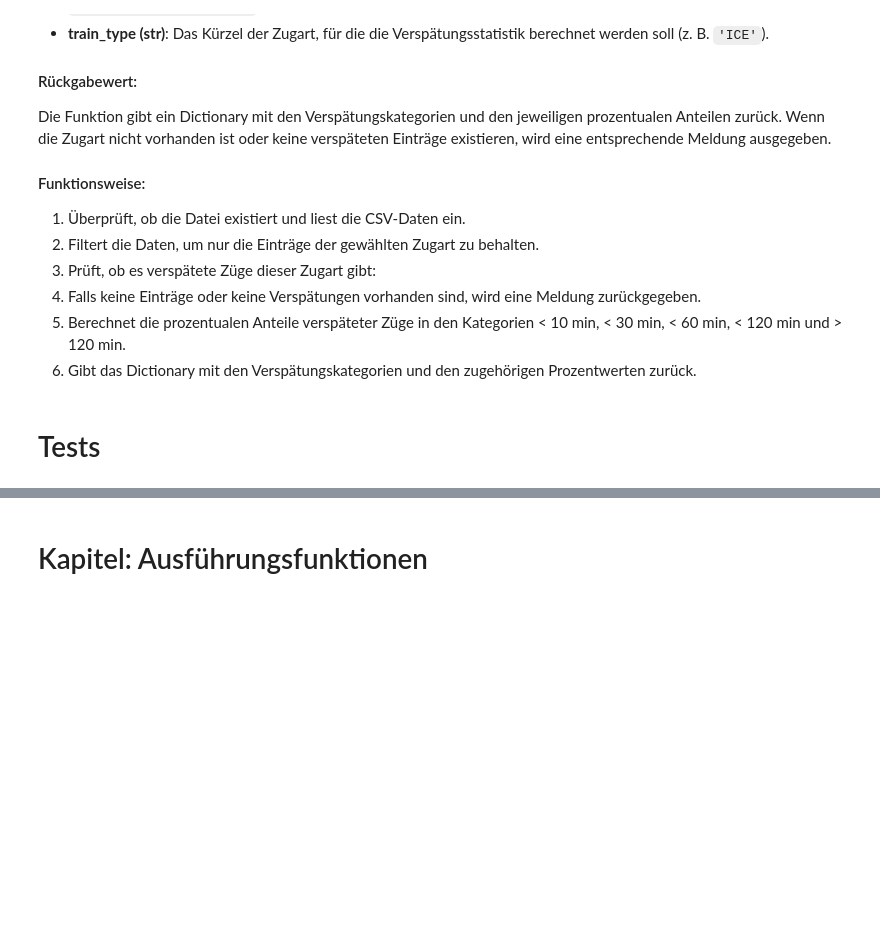
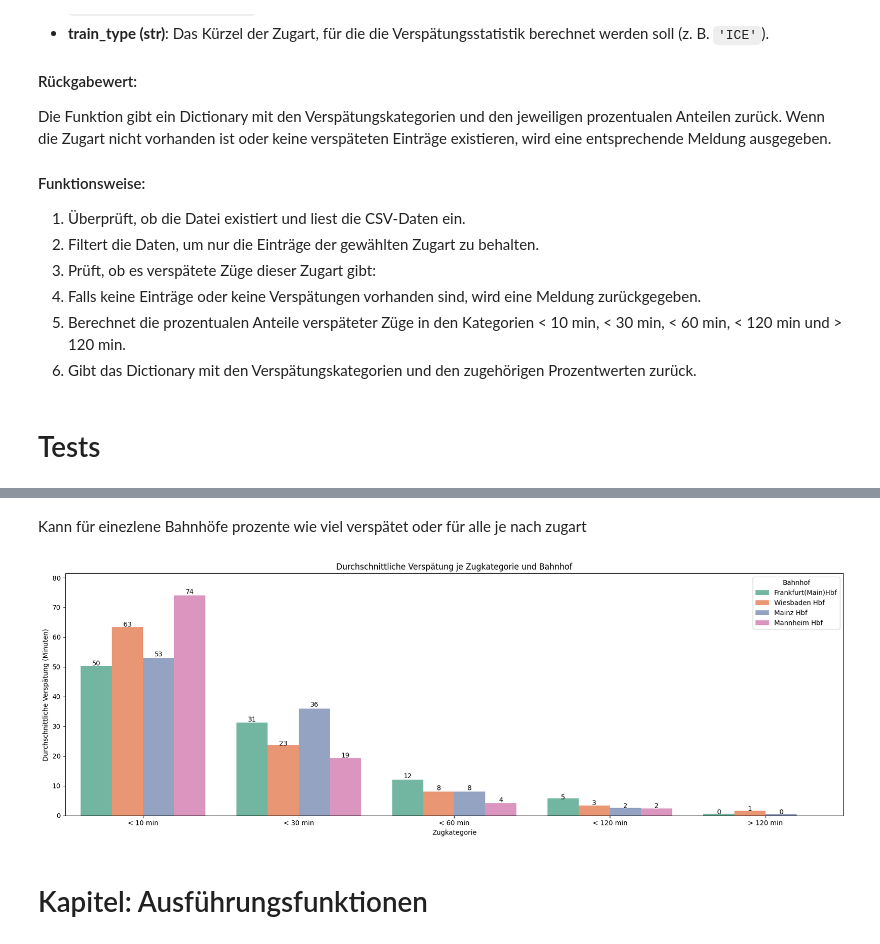
Before and after one commit to luca910/bahn-mining, a Jupyter notebook: graphics_final.ipynb, the cells around one changed output, grey strips where cells are left out. Saved outputs shown, nothing was run; the diff lists cells and outputs as text; code cells hidden in the pictures; blank space fills up the shorter version.

```diff
--- a/graphics_final.ipynb
+++ b/graphics_final.ipynb
@@ -396,3 +677,50 @@ if result is not None:
+# %% [markdown]
+Kann für einezlene Bahnhöfe prozente wie viel verspätet oder für alle je nach zugart
+# %%
+# 1. CSV-Daten laden
+data = load_csv_as_data('sql/csv/ar-superquery.csv')
+
+# 2. Daten filtern (optional)
+filtered_data = filter_data2(
+    data=data,
+    evas=None,          # Bahnhof nach EVA-Nummer (Optional, None wenn nicht benötigt, z.B. 8000250 oder 8000134)
+    date=None,         # Datum im Format 'YYYY-MM-DD' (Optional, None wenn nicht benötigt)
+    week_number=None   # Kalenderwoche (Optional, None wenn nicht benötigt)
+)
+
+delay_threshold = 5
+# 3. Durchschnittliche Verspätung in Minuten nach Zugart und Bahnhof berechnen
+average_min_delay_data = calculate_average_min_delay_by_category_and_station(
+    data=filtered_data,
+    delay_threshold=delay_threshold  # Schwellenwert in Minuten
+)
+
+# 3. Prozentuale Verspätungen nach Zugart und Bahnhof berechnen
+percentage_delay_data = calculate_percentage_delay_by_category_and_station(
+    data=filtered_data,
+    delay_threshold=delay_threshold  # Schwellenwert in Minuten
+)
+
+# 3. Verspätungsstatistik für eine Zugart berechnen
+train_delay_data = calculate_delay_statistics_by_train_type_and_station(
+    data=filtered_data,
+    train_type="ICE"      # Zugart (optional)
+)
+
+plot_data = train_delay_data
+# 4. Balkendiagramm erstellen
+if plot_data is not None:
+    plot_bar_chart_by_category_and_station(
+    data=plot_data,
+    title='Durchschnittliche Verspätung je Zugkategorie und Bahnhof',
+    x_axis_label='Zugkategorie',
+    y_axis_label='Durchschnittliche Verspätung (Minuten)',
+    fig_size_x=17,
+    fig_size_y=6,
+    int_value=True,
+)
+# %% [output]
+[figure, added]
 # %% [markdown]
 # Kapitel: Ausführungsfunktionen
 # %%
```
Also changed, not shown: parts of 29 cells of this notebook.
